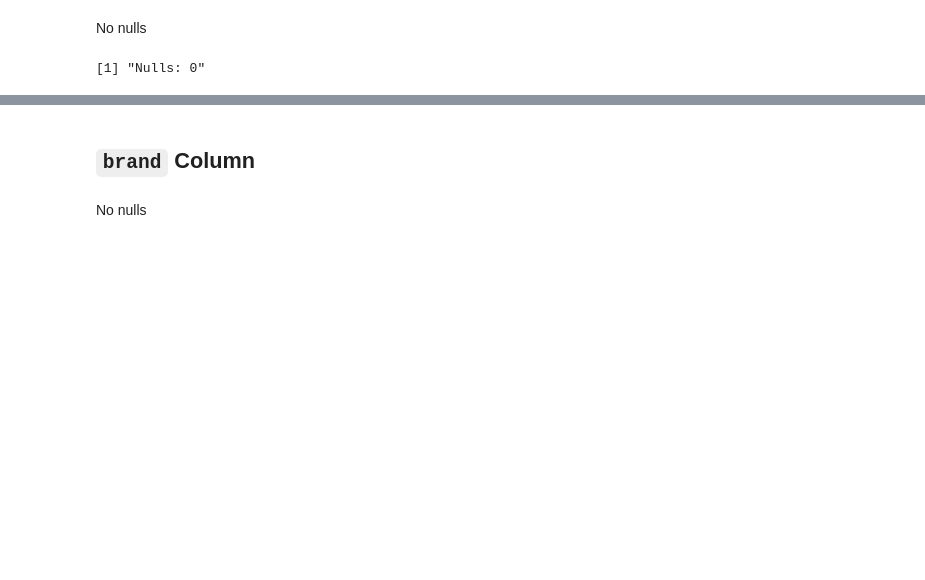
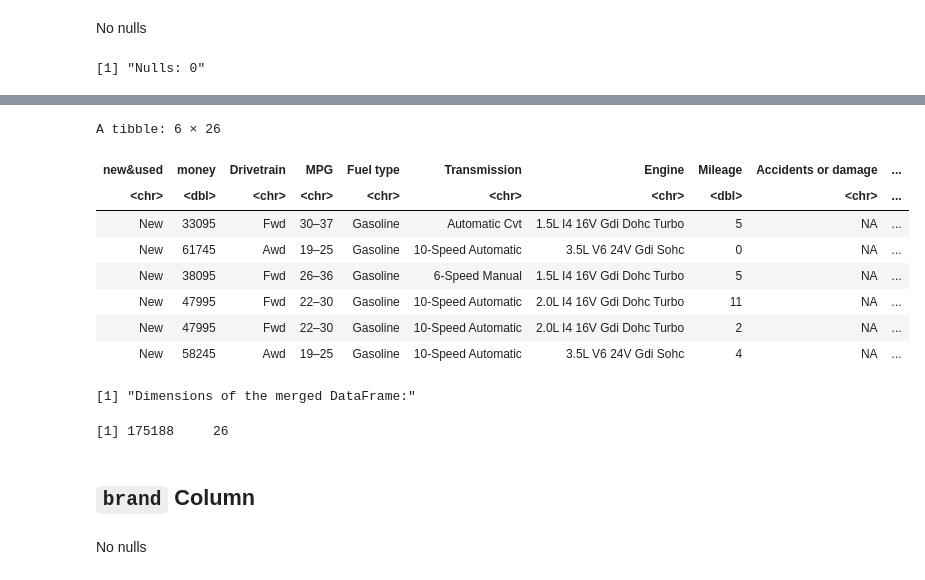
Before and after one commit to NitoBoritto/R_New_York_Car_Project, a Jupyter notebook: R_New_York_Car_Project.ipynb, the cells around one changed output, grey strips where cells are left out. Drawn from its saved outputs; the diff is of its cells as text; code cells hidden in the pictures; blank space fills up the shorter version.

```diff
--- a/R_New_York_Car_Project.ipynb
+++ b/R_New_York_Car_Project.ipynb
@@ -160,10 +189,3 @@ name_nulls = Car_df$name %>%
 sprintf("Nulls: %d", name_nulls)
 # %% [output]
 [1] "Nulls: 0"
-# %%
-# Removing the year from the name column
-Car_df = Car_df %>%
-# extract(name, into = "car_year_extracted", regex = ".*(\\d{4}).*", convert = T, remove = F) %>%
-  mutate(name = str_remove(name, "\\b\\d{4}\\b"), Year = as.integer(Year))
-
-# Car_df[Car_df$car_year_extracted != Car_df$Year,c("car_year_extracted", "name", "Year")]
@@ -169,0 +258,15 @@ Car_df = Car_df %>%
+# %%
+Car_rates = Car_rates %>%
+  mutate(
+    Car_name_cleaned = Car_name %>%
+                       str_replace_all(" +", " ") %>% # Replace multiple spaces with single space
+                       str_trim() %>% # Trim leading/trailing whitespace
+                       str_replace("\\.$|^$", "") %>% # Remove any existing period at the end
+                       paste0(".") # Append a single period at the end
+  )
+
+# Display the original Car_name and the new Car_name_cleaned for verification
+print("First few rows of Car_rates with the original and cleaned Car_name:")
+Car_rates %>%
+  select(Car_name, Car_name_cleaned) %>%
+  head()
@@ -170,3 +284,36 @@ Car_df = Car_df %>%
+# %%
+Car_df_merged = Car_df %>%
+  left_join(Car_rates, by = c("Car_df_join_name" = "Car_name_cleaned"), suffix = c("_car", "_rate"))
+
+Car_df_merged = Car_df_merged %>%
+  select(
+    -Year_rate, -Brand, -Model_rate, -Car_name, # Columns from Car_rates to remove
+    -name, # Intermediate columns from Car_df (Primary_Model not suffixed as no conflict)
+    -`Interior color`, -`Exterior color`, -Convenience, -Entertainment, # Other Car_df columns to remove (not suffixed)
+    -Exterior, -Safety, -Seating
+  ) %>%
+  rename(
+    Year = Year_car, # Rename Year from Car_df (suffixed as Year_car) back to Year
+    Model = Model_car, # Rename Model from Car_df (suffixed as Model_car) back to Model
+    name = Car_df_join_name
+  )
+
+Car_df_merged %>% head()
+
+print("Dimensions of the merged DataFrame:")
+Car_df_merged %>% dim()
+# %% [output]
+A tibble: 6 × 26
+| new&used | money | Drivetrain | MPG | Fuel type | Transmission | Engine | Mileage | Accidents or damage | ... |
+| <chr> | <dbl> | <chr> | <chr> | <chr> | <chr> | <chr> | <dbl> | <chr> | ... |
+| New | 33095 | Fwd | 30–37 | Gasoline | Automatic Cvt | 1.5L I4 16V Gdi Dohc Turbo | 5 | NA | ... |
+| New | 61745 | Awd | 19–25 | Gasoline | 10-Speed Automatic | 3.5L V6 24V Gdi Sohc | 0 | NA | ... |
+| New | 38095 | Fwd | 26–36 | Gasoline | 6-Speed Manual | 1.5L I4 16V Gdi Dohc Turbo | 5 | NA | ... |
+| New | 47995 | Fwd | 22–30 | Gasoline | 10-Speed Automatic | 2.0L I4 16V Gdi Dohc Turbo | 11 | NA | ... |
+| New | 47995 | Fwd | 22–30 | Gasoline | 10-Speed Automatic | 2.0L I4 16V Gdi Dohc Turbo | 2 | NA | ... |
+| New | 58245 | Awd | 19–25 | Gasoline | 10-Speed Automatic | 3.5L V6 24V Gdi Sohc | 4 | NA | ... |
+[1] "Dimensions of the merged DataFrame:"
+[1] 175188     26
 # %% [markdown]
 ## `brand` Column
 # %% [markdown]
```
Also changed, not shown: parts of 104 cells of this notebook.
